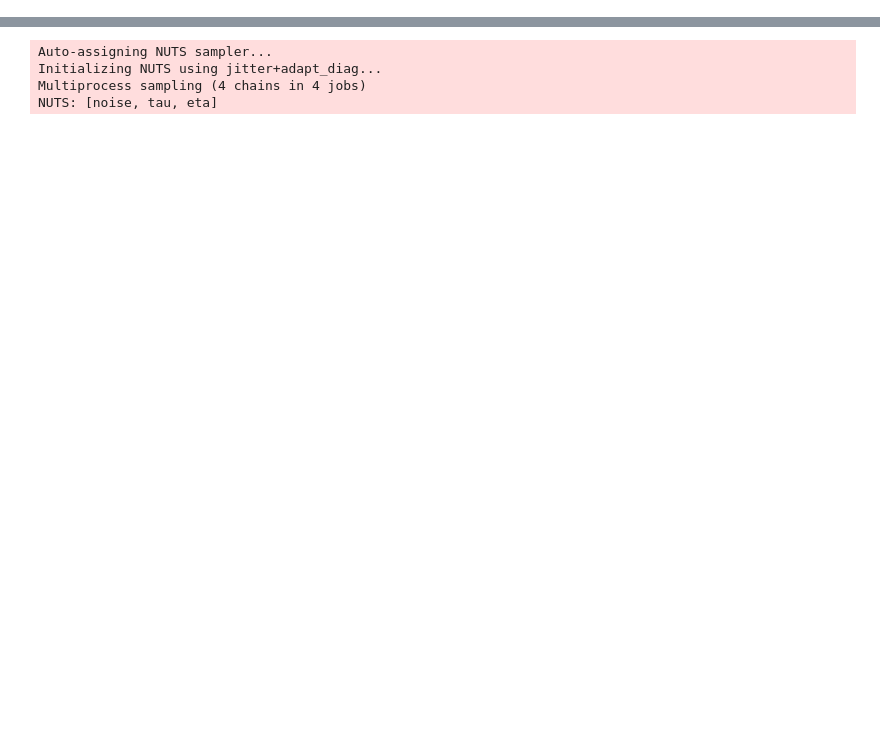
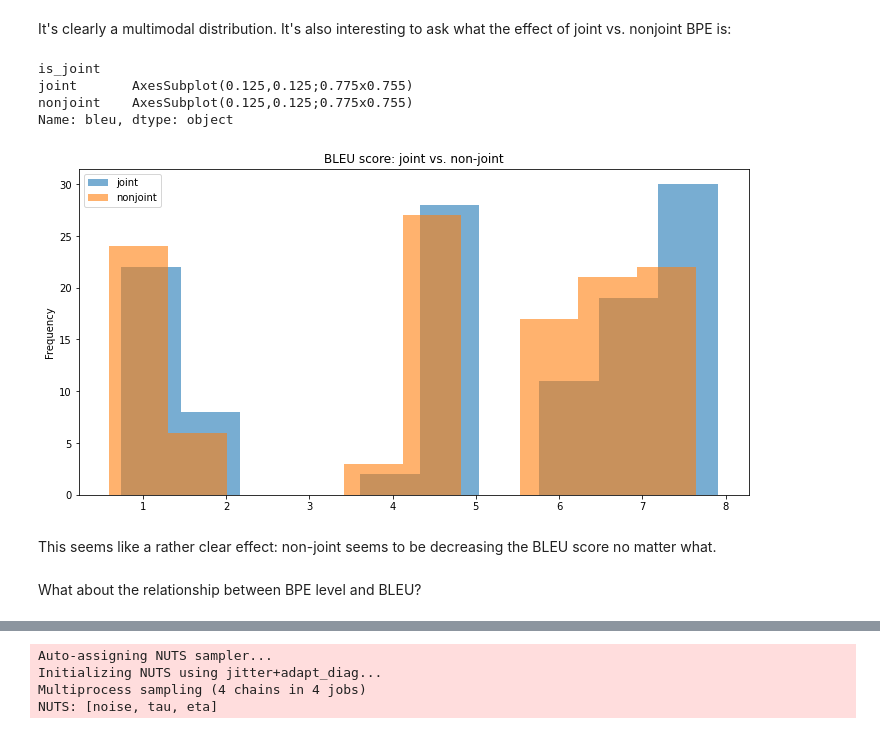
Before and after one commit to j0ma/flores, a Jupyter notebook: bpe-experiment-plots.ipynb, the cells around one changed output, grey strips where cells are left out. Drawn from its saved outputs; the diff is of its cells as text; code cells hidden in the pictures; blank space fills up the shorter version.

```diff
--- a/bpe-experiment-plots.ipynb
+++ b/bpe-experiment-plots.ipynb
@@ -29,0 +36,19 @@ seed_experiment_results
+# %% [markdown]
+It's clearly a multimodal distribution. It's also interesting to ask what the effect of joint vs. nonjoint BPE is:
+# %%
+t = 'BLEU score: joint vs. non-joint'
+seed_experiment_results\
+    .groupby('is_joint')\
+    .bleu.plot(kind='hist', title=t,
+               alpha=0.6, figsize=(12, 6),
+               legend=True)
+# %% [output]
+is_joint
+joint       AxesSubplot(0.125,0.125;0.775x0.755)
+nonjoint    AxesSubplot(0.125,0.125;0.775x0.755)
+Name: bleu, dtype: object
+[figure, added]
+# %% [markdown]
+This seems like a rather clear effect: non-joint seems to be decreasing the BLEU score no matter what.
+# %% [markdown]
+What about the relationship between BPE level and BLEU?
```
Also changed, not shown: parts of 95 cells of this notebook, 1 other file.
